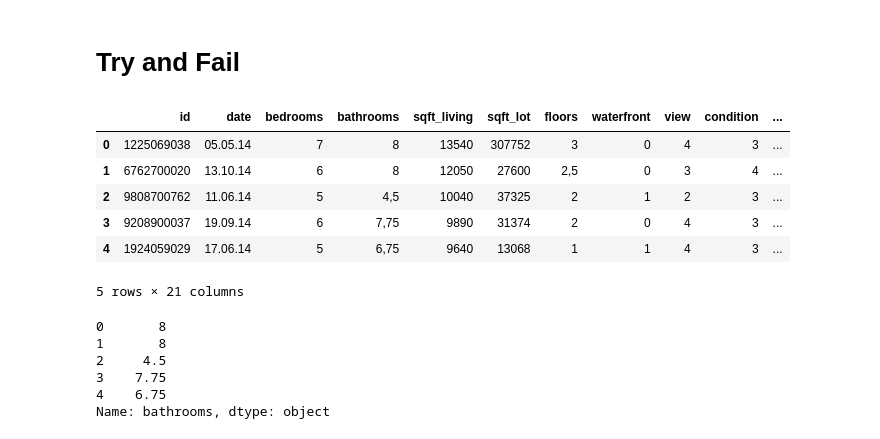
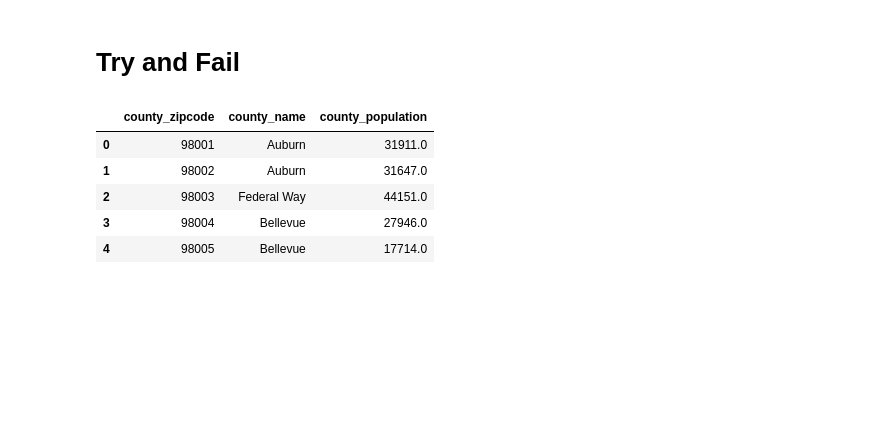
Before and after one commit to Natalie-Rushman/DAFT_AUG2021, a Jupyter notebook: 3_MidtermProject/Try_and_Fail.ipynb, the cells around one changed output. Drawn from its saved outputs; the diff is of its cells as text; code cells hidden in the pictures; blank space fills up the shorter version.

```diff
--- a/3_MidtermProject/Try_and_Fail.ipynb
+++ b/3_MidtermProject/Try_and_Fail.ipynb
@@ -4,14 +4,13 @@
 import pandas as pd
 import numpy as np
 # %%
-real_estate_df = pd.read_csv('Data_MidTermProject_Real-State-Regression.csv', sep=';')
+table_counties_df = pd.read_csv('Table_Counties_Data.csv', sep=';')
 # %%
-real_estate_df.head()
+table_counties_df.head()
 # %% [output]
-|  | id | date | bedrooms | bathrooms | sqft_living | sqft_lot | floors | waterfront | view | condition | ... |
-| 0 | 1225069038 | 05.05.14 | 7 | 8 | 13540 | 307752 | 3 | 0 | 4 | 3 | ... |
-| 1 | 6762700020 | 13.10.14 | 6 | 8 | 12050 | 27600 | 2,5 | 0 | 3 | 4 | ... |
-| 2 | 9808700762 | 11.06.14 | 5 | 4,5 | 10040 | 37325 | 2 | 1 | 2 | 3 | ... |
-| 3 | 9208900037 | 19.09.14 | 6 | 7,75 | 9890 | 31374 | 2 | 0 | 4 | 3 | ... |
-| 4 | 1924059029 | 17.06.14 | 5 | 6,75 | 9640 | 13068 | 1 | 1 | 4 | 3 | ... |
+|  | county_zipcode | county_name | county_population |
+| 0 | 98001 | Auburn | 31911.0 |
+| 1 | 98002 | Auburn | 31647.0 |
+| 2 | 98003 | Federal Way | 44151.0 |
+| 3 | 98004 | Bellevue | 27946.0 |
+| 4 | 98005 | Bellevue | 17714.0 |
-5 rows × 21 columns
@@ -20,9 +16,0 @@ real_estate_df['bathrooms'] = real_estate_df['bathrooms'].str.replace(',','.')
-# %%
-real_estate_df['bathrooms'].head()
-# %% [output]
-0       8
-1       8
-2     4.5
-3    7.75
-4    6.75
-Name: bathrooms, dtype: object
```
Also changed, not shown: parts of 11 cells of this notebook, 11 other files.
